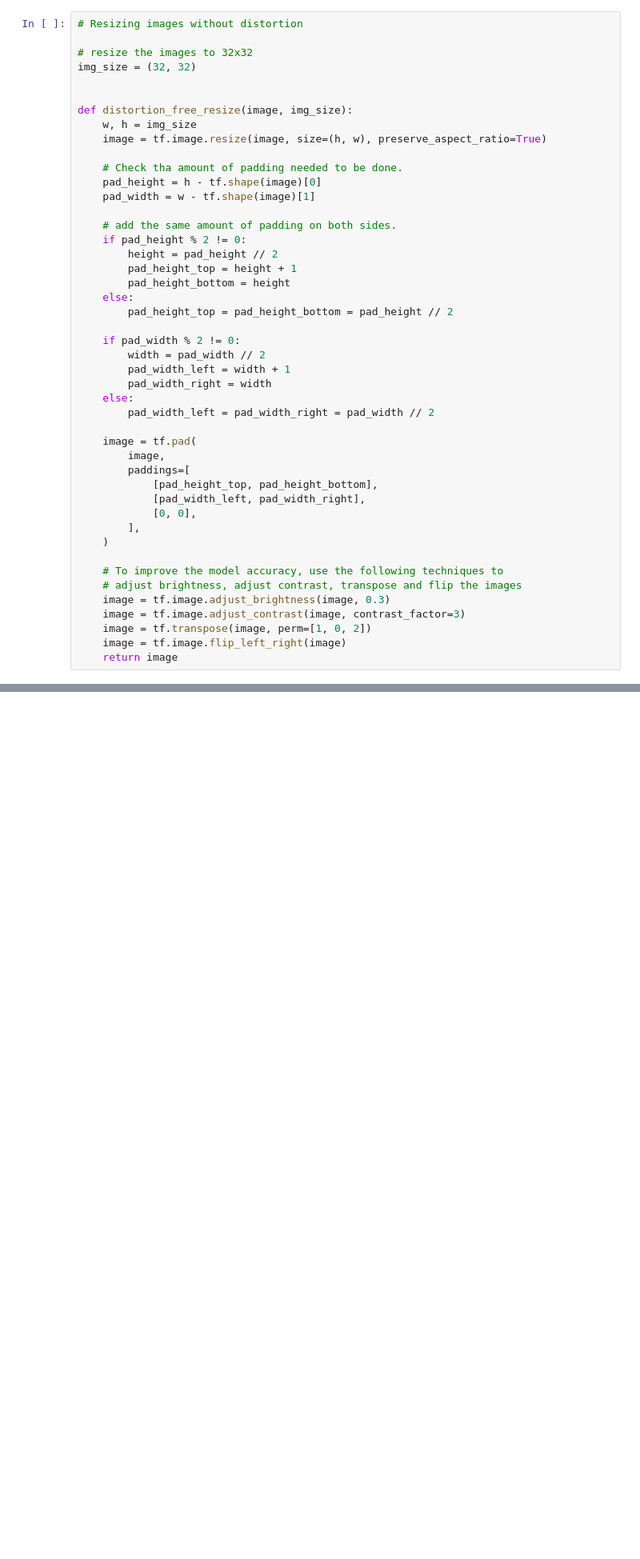
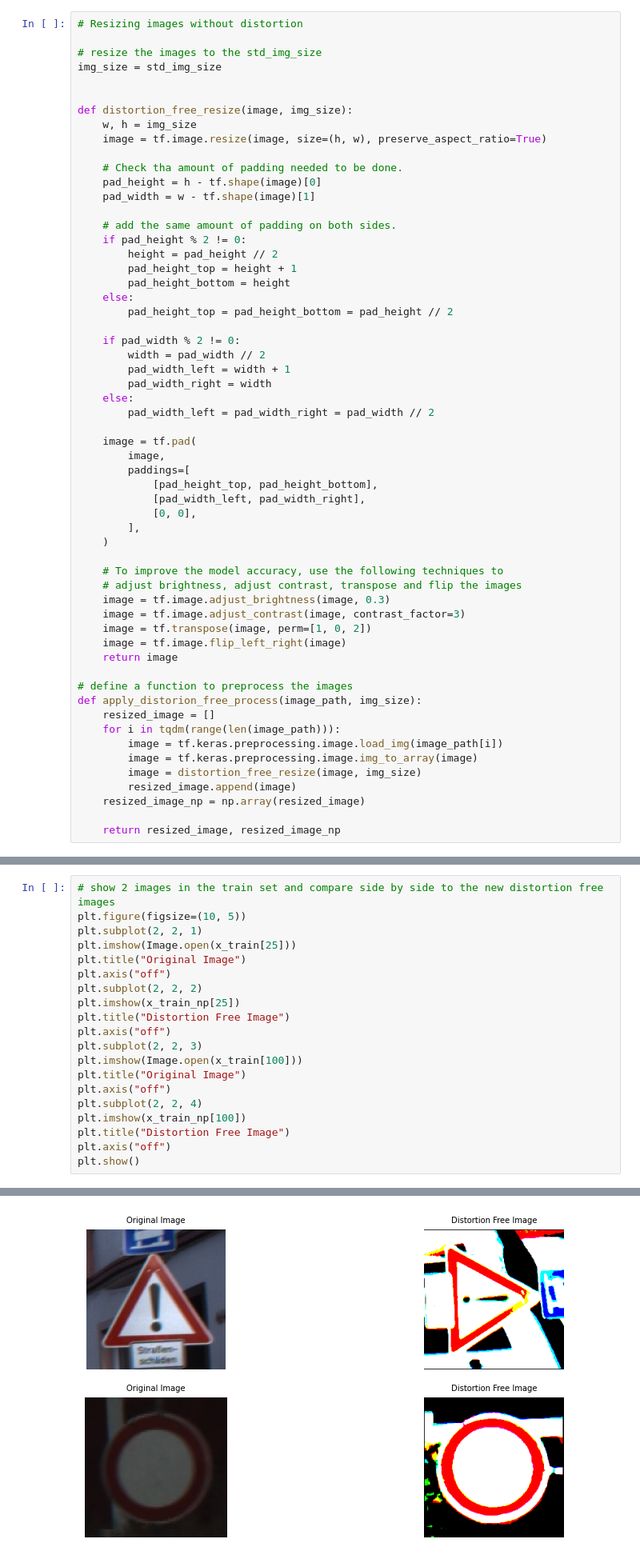
Before and after one commit to teddy661/281-final-project, a Jupyter notebook: Sign_EDA.ipynb, the cells around one changed output, grey strips where cells are left out. Shown at 80% size. Saved outputs shown, nothing was run; the diff lists cells and outputs as text; blank space fills up the shorter version.

```diff
--- a/Sign_EDA.ipynb
+++ b/Sign_EDA.ipynb
@@ -275,8 +368,8 @@ Your kernel may have been built without NUMA support.
 # %%
 # Resizing images without distortion
 
-# resize the images to 32x32
-img_size = (32, 32)
+# resize the images to the std_img_size
+img_size = std_img_size
 
 
 def distortion_free_resize(image, img_size):
@@ -318,3 +411,15 @@ def distortion_free_resize(image, img_size):
     image = tf.transpose(image, perm=[1, 0, 2])
     image = tf.image.flip_left_right(image)
     return image
+
+# define a function to preprocess the images
+def apply_distorion_free_process(image_path, img_size):
+    resized_image = []
+    for i in tqdm(range(len(image_path))):
+        image = tf.keras.preprocessing.image.load_img(image_path[i])
+        image = tf.keras.preprocessing.image.img_to_array(image)
+        image = distortion_free_resize(image, img_size)
+        resized_image.append(image)
+    resized_image_np = np.array(resized_image)
+
+    return resized_image, resized_image_np
@@ -320,0 +444,21 @@ def distortion_free_resize(image, img_size):
+# %%
+# show 2 images in the train set and compare side by side to the new distortion free images
+plt.figure(figsize=(10, 5))
+plt.subplot(2, 2, 1)
+plt.imshow(Image.open(x_train[25]))
+plt.title("Original Image")
+plt.axis("off")
+plt.subplot(2, 2, 2)
+plt.imshow(x_train_np[25])
+plt.title("Distortion Free Image")
+plt.axis("off")
+plt.subplot(2, 2, 3)
+plt.imshow(Image.open(x_train[100]))
+plt.title("Original Image")
+plt.axis("off")
+plt.subplot(2, 2, 4)
+plt.imshow(x_train_np[100])
+plt.title("Distortion Free Image")
+plt.axis("off")
+plt.show()
+# %% [output]
@@ -320,0 +467 @@ def distortion_free_resize(image, img_size):
+[figure, added]
```
Also changed, not shown: parts of 22 cells of this notebook.
